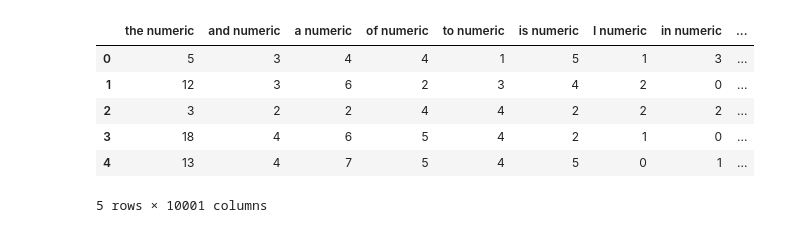
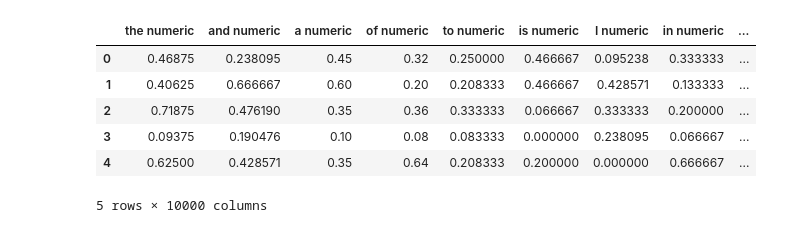
Before and after one commit to MATF-istrazivanje-podataka-1/2023_Data_Mining_Amazon_reviews_Dataset, a Jupyter notebook: models/classification/KNN.ipynb, the cells around one changed output. Drawn from its saved outputs; the diff is of its cells as text; code cells hidden in the pictures.

```diff
--- a/models/classification/KNN.ipynb
+++ b/models/classification/KNN.ipynb
@@ -1,3 +1,15 @@
 # %%
 import numpy as np
+import matplotlib.pyplot as plt
 import pandas as pd
+from joblib import load
+X_train, X_test, Y_train, Y_test = load("../../preprocessing/classification_data.joblib")
+X_train.head()
+# %% [output]
+|  | the numeric | and numeric | a numeric | of numeric | to numeric | is numeric | I numeric | in numeric | ... |
+| 0 | 0.46875 | 0.238095 | 0.45 | 0.32 | 0.250000 | 0.466667 | 0.095238 | 0.333333 | ... |
+| 1 | 0.40625 | 0.666667 | 0.60 | 0.20 | 0.208333 | 0.466667 | 0.428571 | 0.133333 | ... |
+| 2 | 0.71875 | 0.476190 | 0.35 | 0.36 | 0.333333 | 0.066667 | 0.333333 | 0.200000 | ... |
+| 3 | 0.09375 | 0.190476 | 0.10 | 0.08 | 0.083333 | 0.000000 | 0.238095 | 0.066667 | ... |
+| 4 | 0.62500 | 0.428571 | 0.35 | 0.64 | 0.208333 | 0.200000 | 0.000000 | 0.666667 | ... |
+5 rows × 10000 columns
@@ -55,10 +15,0 @@ df = pd.DataFrame(data, columns=attributes)
-# %%
-df.head()
-# %% [output]
-|  | the numeric | and numeric | a numeric | of numeric | to numeric | is numeric | I numeric | in numeric | ... |
-| 0 | 5 | 3 | 4 | 4 | 1 | 5 | 1 | 3 | ... |
-| 1 | 12 | 3 | 6 | 2 | 3 | 4 | 2 | 0 | ... |
-| 2 | 3 | 2 | 2 | 4 | 4 | 2 | 2 | 2 | ... |
-| 3 | 18 | 4 | 6 | 5 | 4 | 2 | 1 | 0 | ... |
-| 4 | 13 | 4 | 7 | 5 | 4 | 5 | 0 | 1 | ... |
-5 rows × 10001 columns
```
Also changed, not shown: parts of 21 cells of this notebook, 12 other files.
